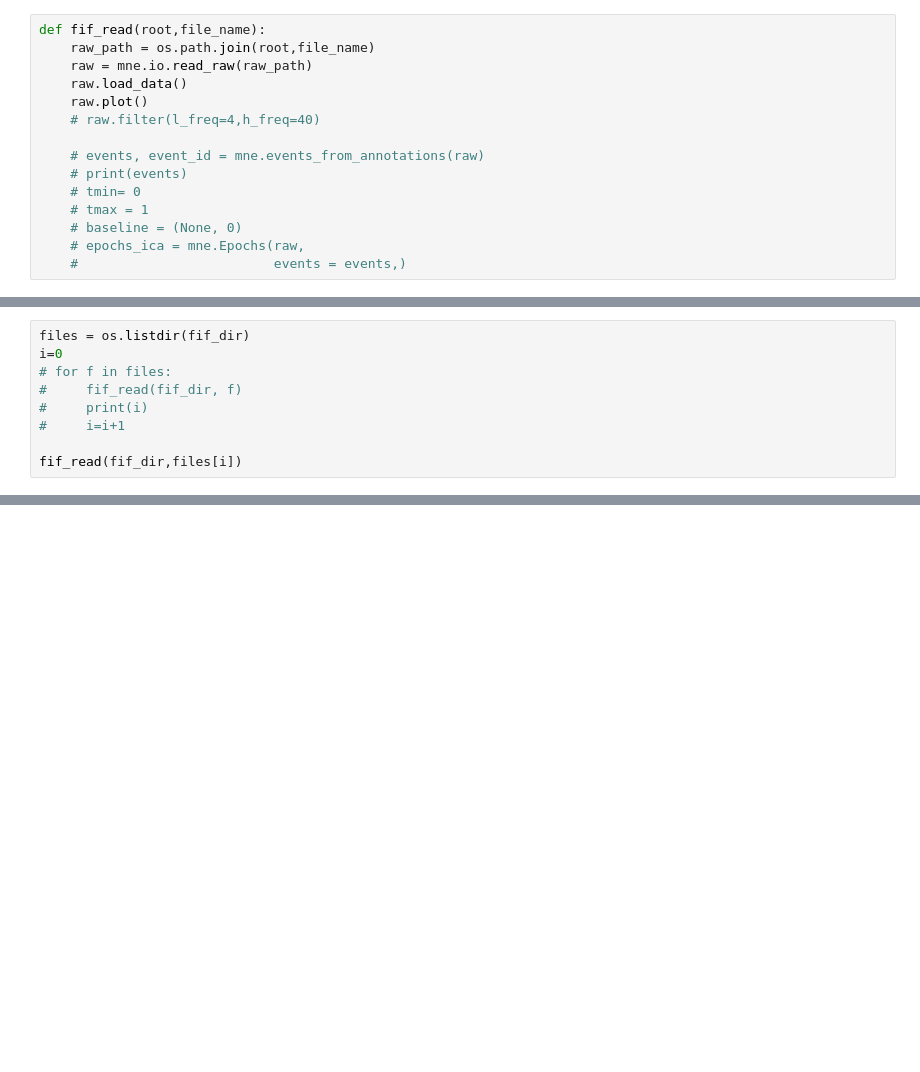
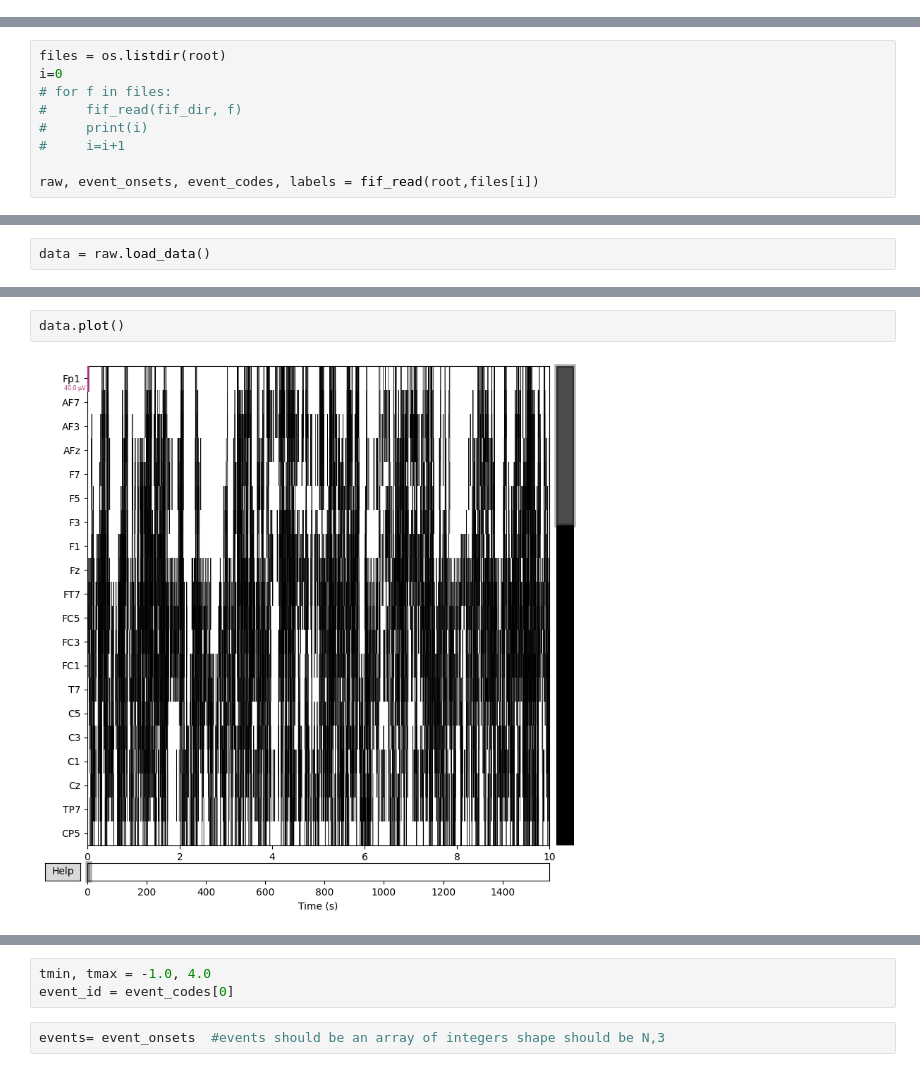
Before and after one commit to jordenpiu/bci_data_prep, a Jupyter notebook: load_fif.ipynb, the cells around one changed output, grey strips where cells are left out. Saved outputs shown, nothing was run; the diff lists cells and outputs as text; blank space fills up the shorter version.

Commit message:
events read

```diff
--- a/load_fif.ipynb
+++ b/load_fif.ipynb
@@ -5,15 +7,0 @@ from utils import *
-# %%
-def fif_read(root,file_name):
-    raw_path = os.path.join(root,file_name)
-    raw = mne.io.read_raw(raw_path)
-    raw.load_data()
-    raw.plot()
-    # raw.filter(l_freq=4,h_freq=40)
-
-    # events, event_id = mne.events_from_annotations(raw)
-    # print(events)
-    # tmin= 0
-    # tmax = 1
-    # baseline = (None, 0)
-    # epochs_ica = mne.Epochs(raw,
-    #                         events = events,)
@@ -20,10 +62,10 @@ def fif_read(root,file_name):
 # %%
-files = os.listdir(fif_dir)
+files = os.listdir(root)
 i=0
 # for f in files:
 #     fif_read(fif_dir, f)
 #     print(i)
 #     i=i+1
 
-fif_read(fif_dir,files[i])
+raw, event_onsets, event_codes, labels = fif_read(root,files[i])
 # %% [output]
@@ -49,0 +87,2 @@ Designing a one-pass, zero-phase, non-causal bandpass filter:
+# %%
+data = raw.load_data()
@@ -49,0 +107,4 @@ Designing a one-pass, zero-phase, non-causal bandpass filter:
+# %%
+data.plot()
+# %% [output]
+[figure, added]
@@ -49,0 +112,5 @@ Designing a one-pass, zero-phase, non-causal bandpass filter:
+# %%
+tmin, tmax = -1.0, 4.0
+event_id = event_codes[0]
+# %%
+events= event_onsets  #events should be an array of integers shape should be N,3
```
Also changed, not shown: parts of 10 cells of this notebook, 3 other files.
